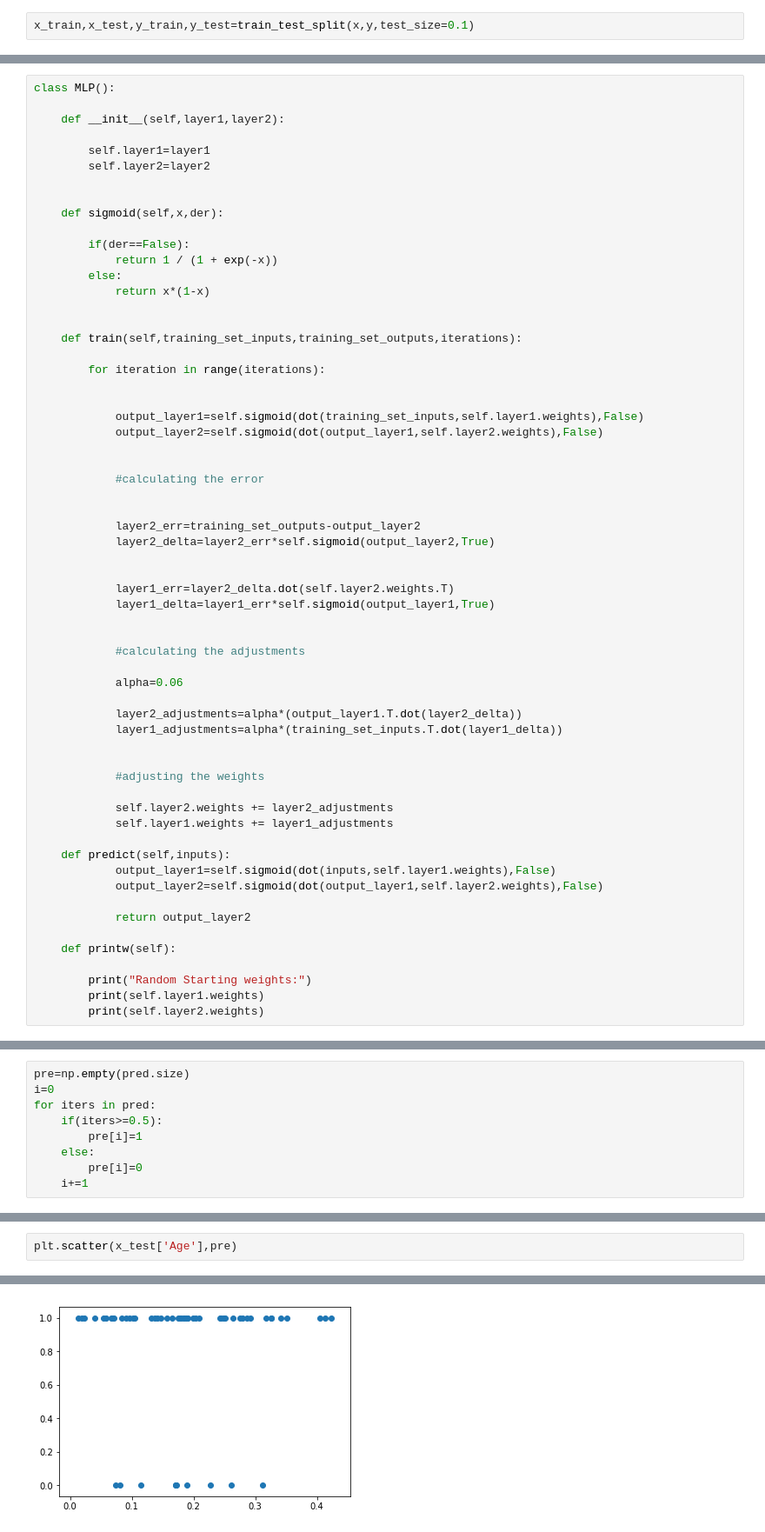
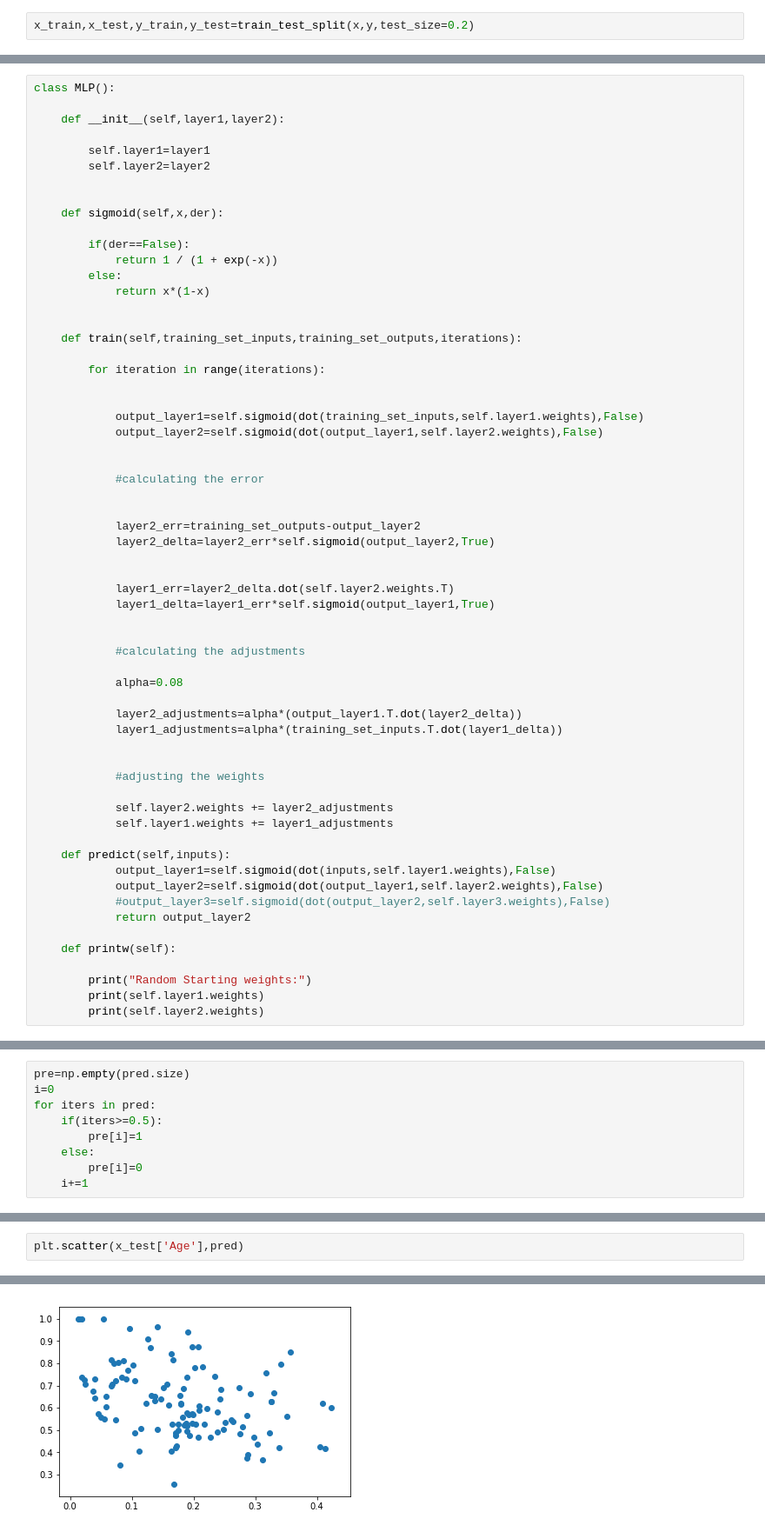
Before and after one commit to saiivarma/Liver-Disease-Prediction, a Jupyter notebook: NeuralNet_1HD_Liver.ipynb, the cells around one changed output, grey strips where cells are left out. Shown at 87% size. Drawn from its saved outputs; the diff is of its cells as text.

```diff
--- a/NeuralNet_1HD_Liver.ipynb
+++ b/NeuralNet_1HD_Liver.ipynb
@@ -33,7 +33,7 @@ y=data['Disease']
 x=data
 del x['Disease']
 # %%
-x_train,x_test,y_train,y_test=train_test_split(x,y,test_size=0.1)
+x_train,x_test,y_train,y_test=train_test_split(x,y,test_size=0.2)
 # %%
 y_train=np.array(y_train)
 n=y_train.size
@@ -123,7 +123,7 @@ class MLP():
 
             #calculating the adjustments
 
-            alpha=0.06
+            alpha=0.08
 
             layer2_adjustments=alpha*(output_layer1.T.dot(layer2_delta))
             layer1_adjustments=alpha*(training_set_inputs.T.dot(layer1_delta))
@@ -137,7 +137,7 @@ class MLP():
     def predict(self,inputs):
             output_layer1=self.sigmoid(dot(inputs,self.layer1.weights),False)
             output_layer2=self.sigmoid(dot(output_layer1,self.layer2.weights),False)
-
+            #output_layer3=self.sigmoid(dot(output_layer2,self.layer3.weights),False)
             return output_layer2
 
     def printw(self):
@@ -203,5 +206,5 @@ ac
 # %%
-plt.scatter(x_test['Age'],pre)
+plt.scatter(x_test['Age'],pred)
 # %% [output]
 <matplotlib.collections.PathCollection at 0x...>
-[figure, old version]
+[figure, new version]
```
Also changed, not shown: parts of 6 cells of this notebook.
